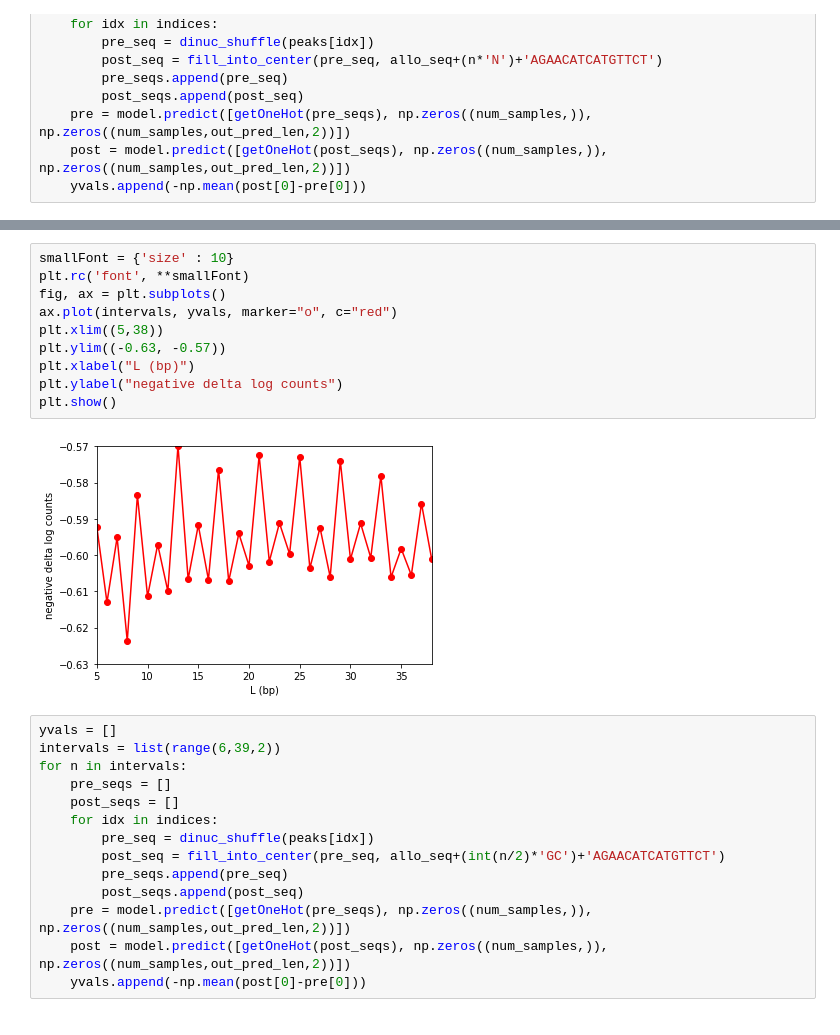
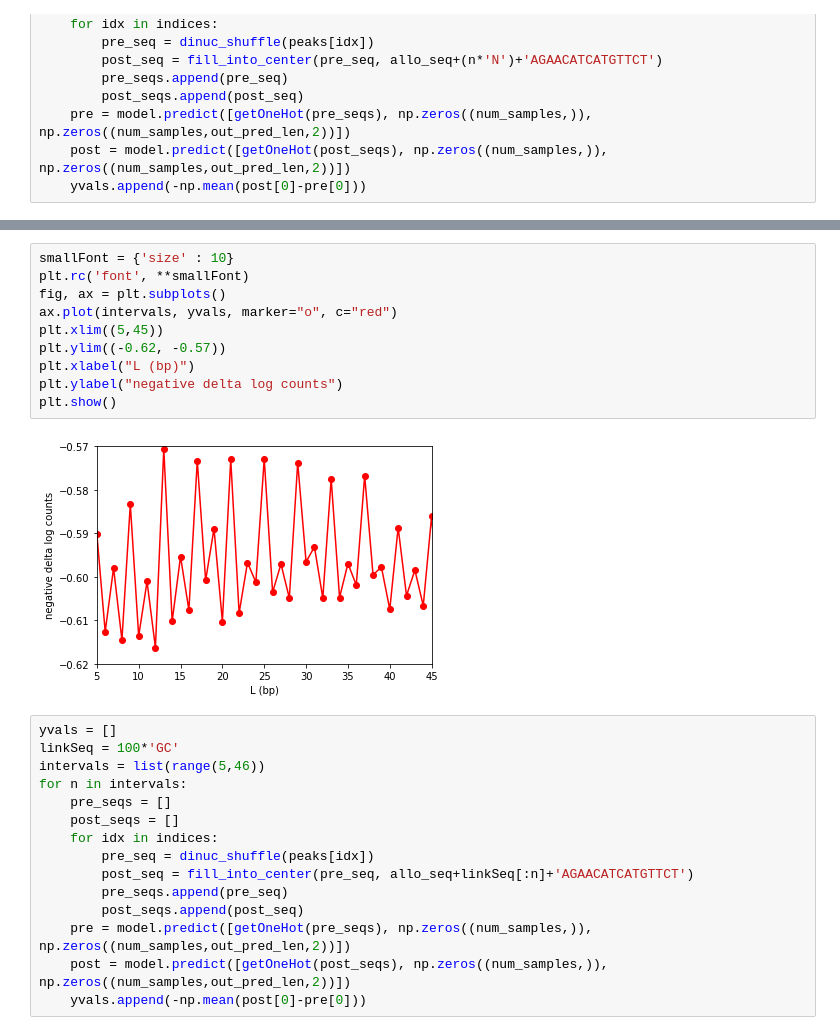
Before and after one commit to kundajelab/pho4, a Jupyter notebook: allostery_GR.ipynb, the cells around one changed output, grey strips where cells are left out. Saved outputs shown, nothing was run; the diff lists cells and outputs as text.

```diff
--- a/allostery_GR.ipynb
+++ b/allostery_GR.ipynb
@@ -211,24 +211,25 @@ plt.show()
 # %%
 smallFont = {'size' : 10}
 plt.rc('font', **smallFont)
 fig, ax = plt.subplots()
 ax.plot(intervals, yvals, marker="o", c="red")
-plt.xlim((5,38))
-plt.ylim((-0.63, -0.57))
+plt.xlim((5,45))
+plt.ylim((-0.62, -0.57))
 plt.xlabel("L (bp)")
 plt.ylabel("negative delta log counts")
 plt.show()
 # %% [output]
-[figure, old version]
+[figure, new version]
 # %%
 yvals = []
-intervals = list(range(6,39,2))
+linkSeq = 100*'GC'
+intervals = list(range(5,46))
 for n in intervals:
     pre_seqs = []
     post_seqs = []
     for idx in indices:
         pre_seq = dinuc_shuffle(peaks[idx])
-        post_seq = fill_into_center(pre_seq, allo_seq+(int(n/2)*'GC')+'AGAACATCATGTTCT')
+        post_seq = fill_into_center(pre_seq, allo_seq+linkSeq[:n]+'AGAACATCATGTTCT')
         pre_seqs.append(pre_seq)
         post_seqs.append(post_seq)
     pre = model.predict([getOneHot(pre_seqs), np.zeros((num_samples,)), np.zeros((num_samples,out_pred_len,2))])
```
Also changed, not shown: parts of 8 cells of this notebook.
